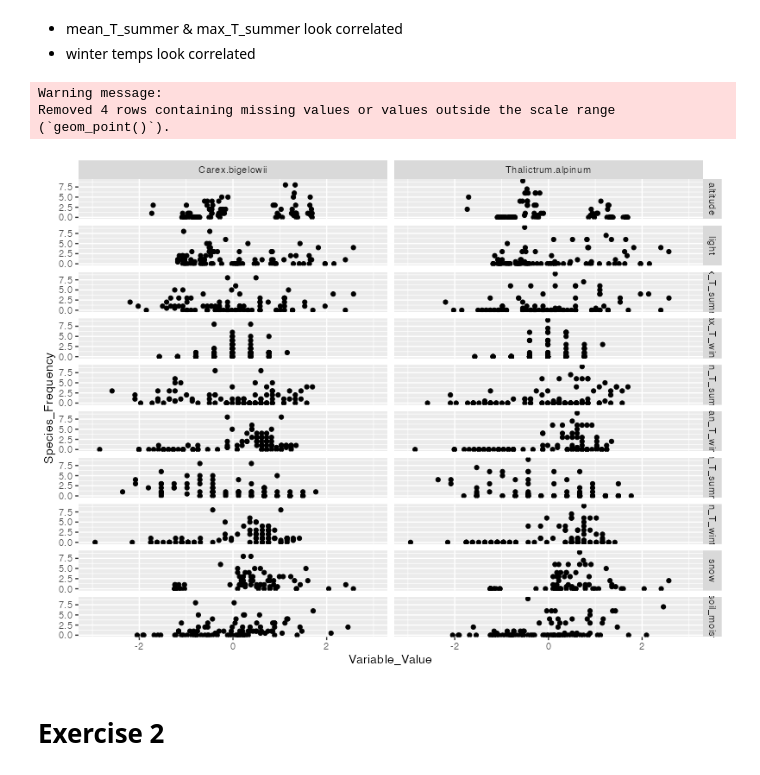
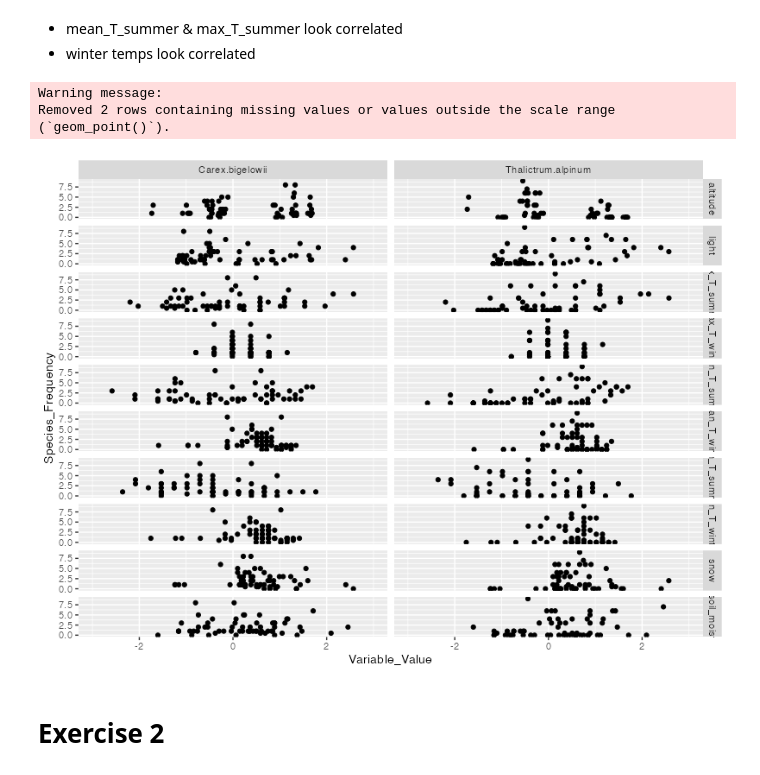
Before and after one commit to otodreas/BIOS15-Coursework, a Jupyter notebook: Exercises/Exercise-4/Exercise-4.ipynb, the cells around one changed output. Cells and saved outputs as stored; diff of their text form; code cells hidden in the pictures.

```diff
--- a/Exercises/Exercise-4/Exercise-4.ipynb
+++ b/Exercises/Exercise-4/Exercise-4.ipynb
@@ -273,21 +273,22 @@ d_z <- d %>%
   mutate(across(-c(Carex.bigelowii, Thalictrum.alpinum), ~ (. - mean(.)) / sd(.)))
 # %%
 d_z %>%
+  filter(Carex.bigelowii + Thalictrum.alpinum > 0) %>%
   pivot_longer(
     cols = c(Carex.bigelowii, Thalictrum.alpinum), names_to = "Species",
     values_to = "Species_Frequency"
   ) %>%
   pivot_longer(
     cols = -c(Species, Species_Frequency), names_to = "Variables",
     values_to = "Variable_Value"
   ) %>%
   ggplot(aes(x = Variable_Value, y = Species_Frequency)) +
   geom_point() +
   xlim(-3, 3) +
   facet_grid(cols = vars(Species), rows = vars(Variables))
 # %% [output]
 Warning message:
-Removed 4 rows containing missing values or values outside the scale range (`geom_point()`).
+Removed 2 rows containing missing values or values outside the scale range (`geom_point()`).
-[figure, old version]
+[figure, new version]
 # %% [markdown]
 # Exercise 2
```
Also changed, not shown: parts of 2 cells of this notebook, 6 other files.
